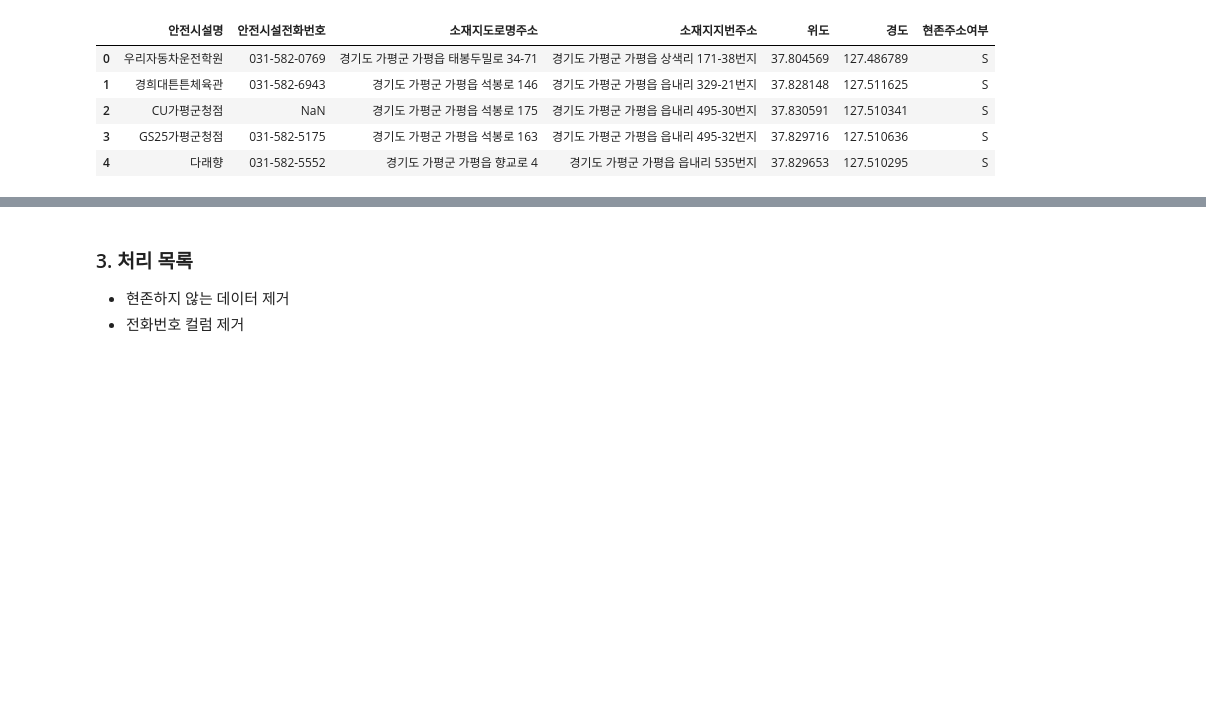
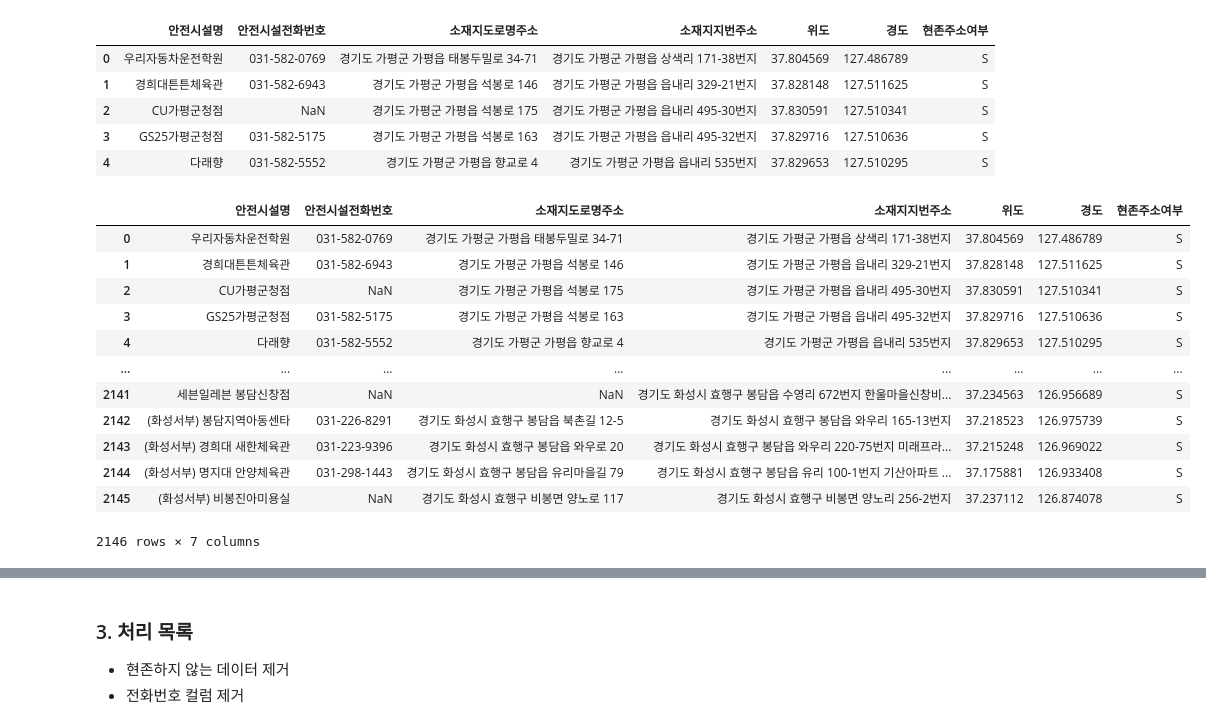
Before and after one commit to jimena1lee/1stProject_MSAI09, a Jupyter notebook: Raw-Data/외부 안전위험요소/eda_data.ipynb, the cells around one changed output, grey strips where cells are left out. Saved outputs shown, nothing was run; the diff lists cells and outputs as text; code cells hidden in the pictures; blank space fills up the shorter version.

```diff
--- a/Raw-Data/외부 안전위험요소/eda_data.ipynb
+++ b/Raw-Data/외부 안전위험요소/eda_data.ipynb
@@ -191,3 +242,19 @@ child_shelter_df.head()
 | 2 | CU가평군청점 | NaN | 경기도 가평군 가평읍 석봉로 175 | 경기도 가평군 가평읍 읍내리 495-30번지 | 37.830591 | 127.510341 | S |
 | 3 | GS25가평군청점 | 031-582-5175 | 경기도 가평군 가평읍 석봉로 163 | 경기도 가평군 가평읍 읍내리 495-32번지 | 37.829716 | 127.510636 | S |
 | 4 | 다래향 | 031-582-5552 | 경기도 가평군 가평읍 향교로 4 | 경기도 가평군 가평읍 읍내리 535번지 | 37.829653 | 127.510295 | S |
+# %%
+child_shelter_df
+# %% [output]
+|  | 안전시설명 | 안전시설전화번호 | 소재지도로명주소 | 소재지지번주소 | 위도 | 경도 | 현존주소여부 |
+| 0 | 우리자동차운전학원 | 031-582-0769 | 경기도 가평군 가평읍 태봉두밀로 34-71 | 경기도 가평군 가평읍 상색리 171-38번지 | 37.804569 | 127.486789 | S |
+| 1 | 경희대튼튼체육관 | 031-582-6943 | 경기도 가평군 가평읍 석봉로 146 | 경기도 가평군 가평읍 읍내리 329-21번지 | 37.828148 | 127.511625 | S |
+| 2 | CU가평군청점 | NaN | 경기도 가평군 가평읍 석봉로 175 | 경기도 가평군 가평읍 읍내리 495-30번지 | 37.830591 | 127.510341 | S |
+| 3 | GS25가평군청점 | 031-582-5175 | 경기도 가평군 가평읍 석봉로 163 | 경기도 가평군 가평읍 읍내리 495-32번지 | 37.829716 | 127.510636 | S |
+| 4 | 다래향 | 031-582-5552 | 경기도 가평군 가평읍 향교로 4 | 경기도 가평군 가평읍 읍내리 535번지 | 37.829653 | 127.510295 | S |
+| ... | ... | ... | ... | ... | ... | ... | ... |
+| 2141 | 세븐일레븐 봉담신창점 | NaN | NaN | 경기도 화성시 효행구 봉담읍 수영리 672번지 한울마을신창비... | 37.234563 | 126.956689 | S |
+| 2142 | (화성서부) 봉담지역아동센타 | 031-226-8291 | 경기도 화성시 효행구 봉담읍 북촌길 12-5 | 경기도 화성시 효행구 봉담읍 와우리 165-13번지 | 37.218523 | 126.975739 | S |
+| 2143 | (화성서부) 경희대 새한체육관 | 031-223-9396 | 경기도 화성시 효행구 봉담읍 와우로 20 | 경기도 화성시 효행구 봉담읍 와우리 220-75번지 미래프라... | 37.215248 | 126.969022 | S |
+| 2144 | (화성서부) 명지대 안양체육관 | 031-298-1443 | 경기도 화성시 효행구 봉담읍 유리마을길 79 | 경기도 화성시 효행구 봉담읍 유리 100-1번지 기산아파트 ... | 37.175881 | 126.933408 | S |
+| 2145 | (화성서부) 비봉진아미용실 | NaN | 경기도 화성시 효행구 비봉면 양노로 117 | 경기도 화성시 효행구 비봉면 양노리 256-2번지 | 37.237112 | 126.874078 | S |
+2146 rows × 7 columns
```
Also changed, not shown: parts of 16 cells of this notebook, 3 other files.
